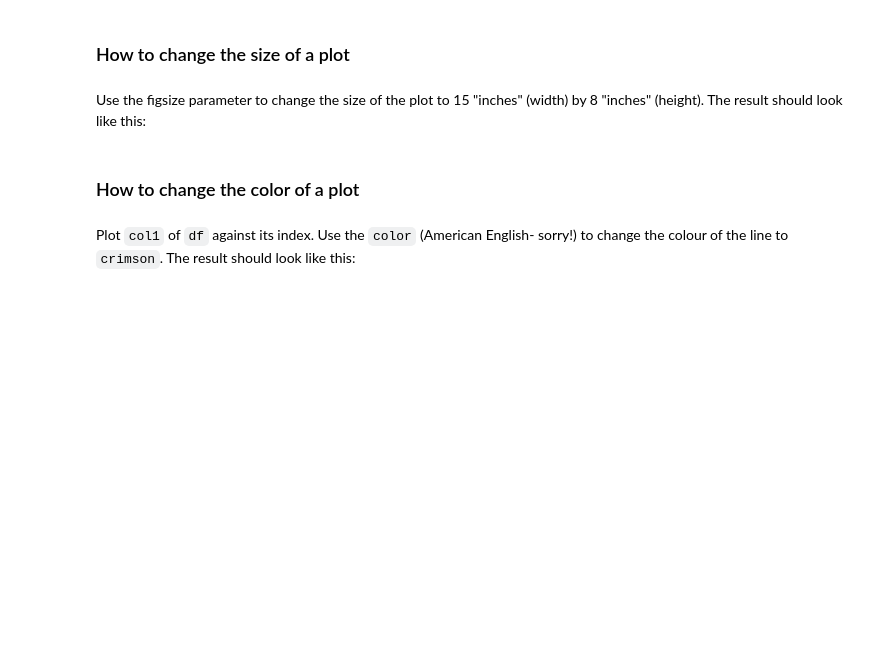
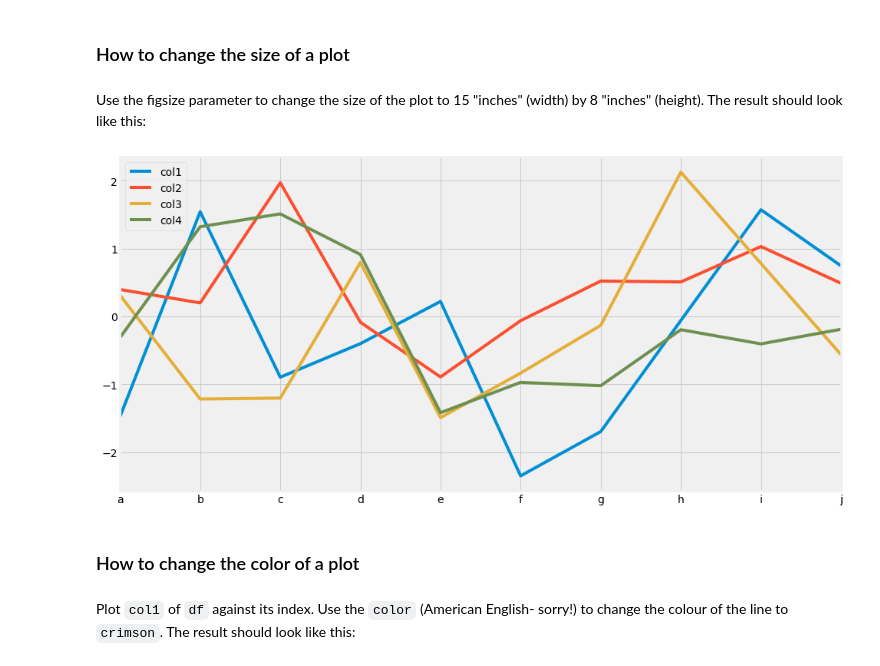
Before and after one commit to ShelyBhogal/data-science, a Jupyter notebook: 05-data-visualization/python-data-viz-lab_NJM_empty.ipynb, the cells around one changed output. Drawn from its saved outputs; the diff is of its cells as text; code cells hidden in the pictures; blank space fills up the shorter version.

```diff
--- a/05-data-visualization/python-data-viz-lab_NJM_empty.ipynb
+++ b/05-data-visualization/python-data-viz-lab_NJM_empty.ipynb
@@ -156,6 +224,10 @@ df.head()
 ### How to change the size of a plot
 # %% [markdown]
 Use the figsize parameter to change the size of the plot to 15 "inches" (width) by 8 "inches" (height). The result should look like this:
+# %%
+df.plot(figsize=(15, 8));
+# %% [output]
+[figure, added]
 # %% [markdown]
 ### How to change the color of a plot
 # %% [markdown]
```
Also changed, not shown: parts of 16 cells of this notebook, 3 other files.
